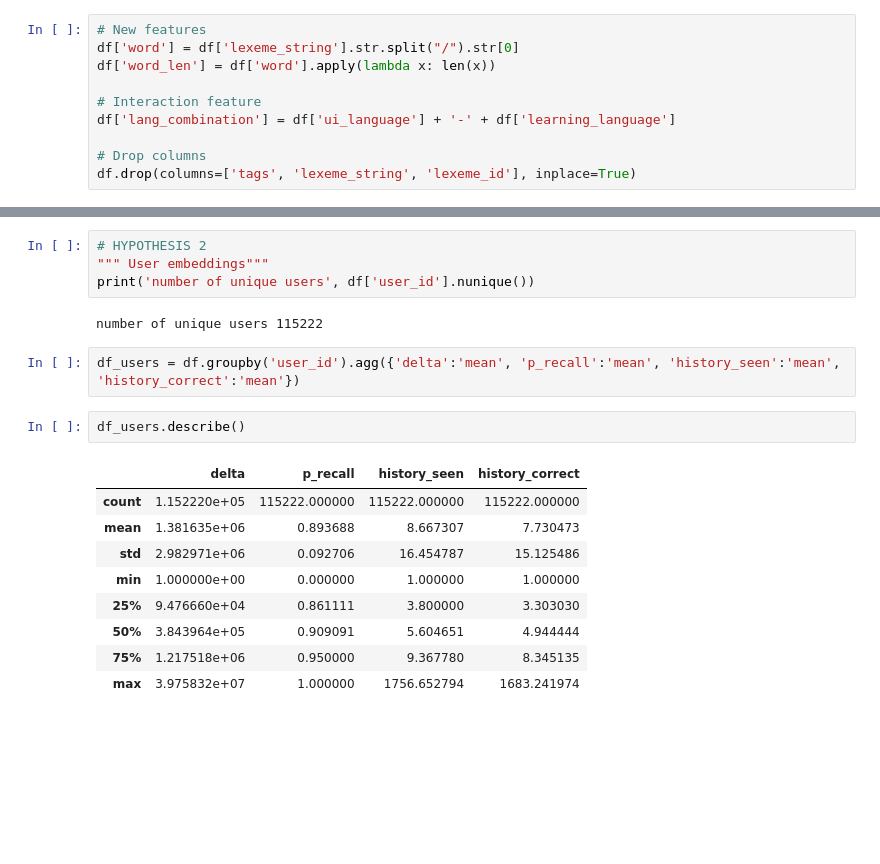
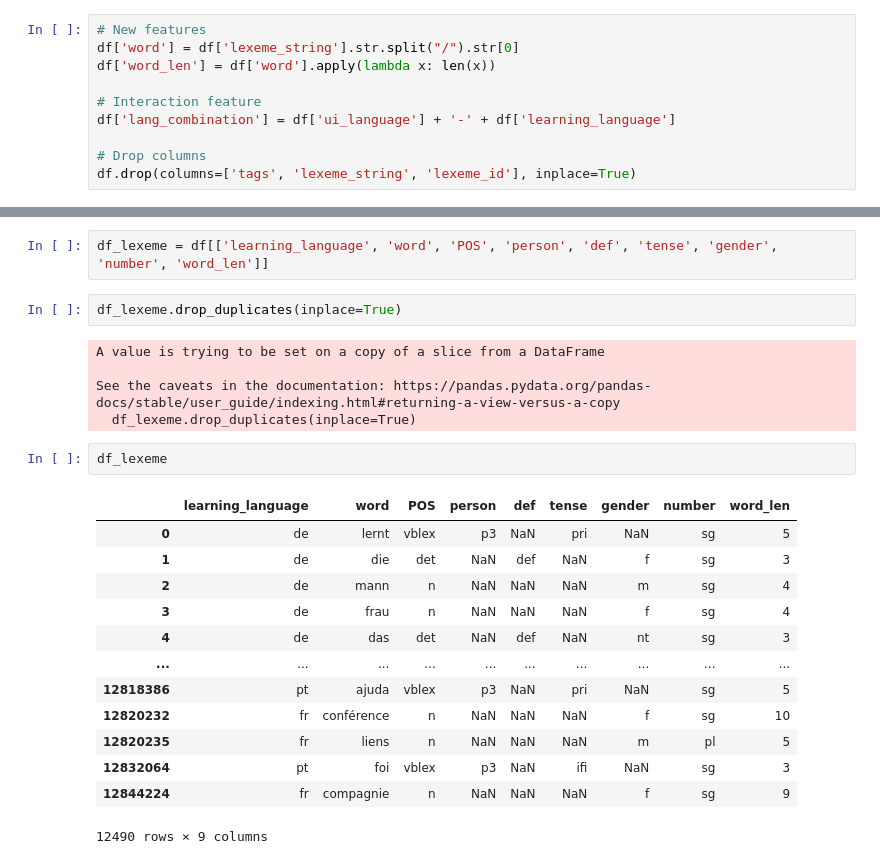
Before and after one commit to juliakubisa/spaced_repetition_algorithm, a Jupyter notebook: notebooks/lexeme_tags.ipynb, the cells around one changed output, grey strips where cells are left out. Cells and saved outputs as stored; diff of their text form; blank space fills up the shorter version.

Commit message:
final word features dataframe

```diff
--- a/notebooks/lexeme_tags.ipynb
+++ b/notebooks/lexeme_tags.ipynb
@@ -136,20 +119,25 @@ df
-# %%
-# HYPOTHESIS 2
-""" User embeddings"""
-print('number of unique users', df['user_id'].nunique())
-# %% [output]
-number of unique users 115222
-# %%
-df_users = df.groupby('user_id').agg({'delta':'mean', 'p_recall':'mean', 'history_seen':'mean', 'history_correct':'mean'})
-# %%
-df_users.describe()
-# %% [output]
-|  | delta | p_recall | history_seen | history_correct |
-| count | 1.152220e+05 | 115222.000000 | 115222.000000 | 115222.000000 |
-| mean | 1.381635e+06 | 0.893688 | 8.667307 | 7.730473 |
-| std | 2.982971e+06 | 0.092706 | 16.454787 | 15.125486 |
-| min | 1.000000e+00 | 0.000000 | 1.000000 | 1.000000 |
-| 25% | 9.476660e+04 | 0.861111 | 3.800000 | 3.303030 |
-| 50% | 3.843964e+05 | 0.909091 | 5.604651 | 4.944444 |
-| 75% | 1.217518e+06 | 0.950000 | 9.367780 | 8.345135 |
-| max | 3.975832e+07 | 1.000000 | 1756.652794 | 1683.241974 |
+# %%
+df_lexeme = df[['learning_language', 'word', 'POS', 'person', 'def', 'tense', 'gender', 'number', 'word_len']]
+# %%
+df_lexeme.drop_duplicates(inplace=True)
+# %% [output]
+A value is trying to be set on a copy of a slice from a DataFrame
+
+See the caveats in the documentation: https://pandas.pydata.org/pandas-docs/stable/user_guide/indexing.html#returning-a-view-versus-a-copy
+  df_lexeme.drop_duplicates(inplace=True)
+# %%
+df_lexeme
+# %% [output]
+|  | learning_language | word | POS | person | def | tense | gender | number | word_len |
+| 0 | de | lernt | vblex | p3 | NaN | pri | NaN | sg | 5 |
+| 1 | de | die | det | NaN | def | NaN | f | sg | 3 |
+| 2 | de | mann | n | NaN | NaN | NaN | m | sg | 4 |
+| 3 | de | frau | n | NaN | NaN | NaN | f | sg | 4 |
+| 4 | de | das | det | NaN | def | NaN | nt | sg | 3 |
+| ... | ... | ... | ... | ... | ... | ... | ... | ... | ... |
+| 12818386 | pt | ajuda | vblex | p3 | NaN | pri | NaN | sg | 5 |
+| 12820232 | fr | conférence | n | NaN | NaN | NaN | f | sg | 10 |
+| 12820235 | fr | liens | n | NaN | NaN | NaN | m | pl | 5 |
+| 12832064 | pt | foi | vblex | p3 | NaN | ifi | NaN | sg | 3 |
+| 12844224 | fr | compagnie | n | NaN | NaN | NaN | f | sg | 9 |
+12490 rows × 9 columns
```
Also changed, not shown: parts of 8 cells of this notebook, 1 other file.
